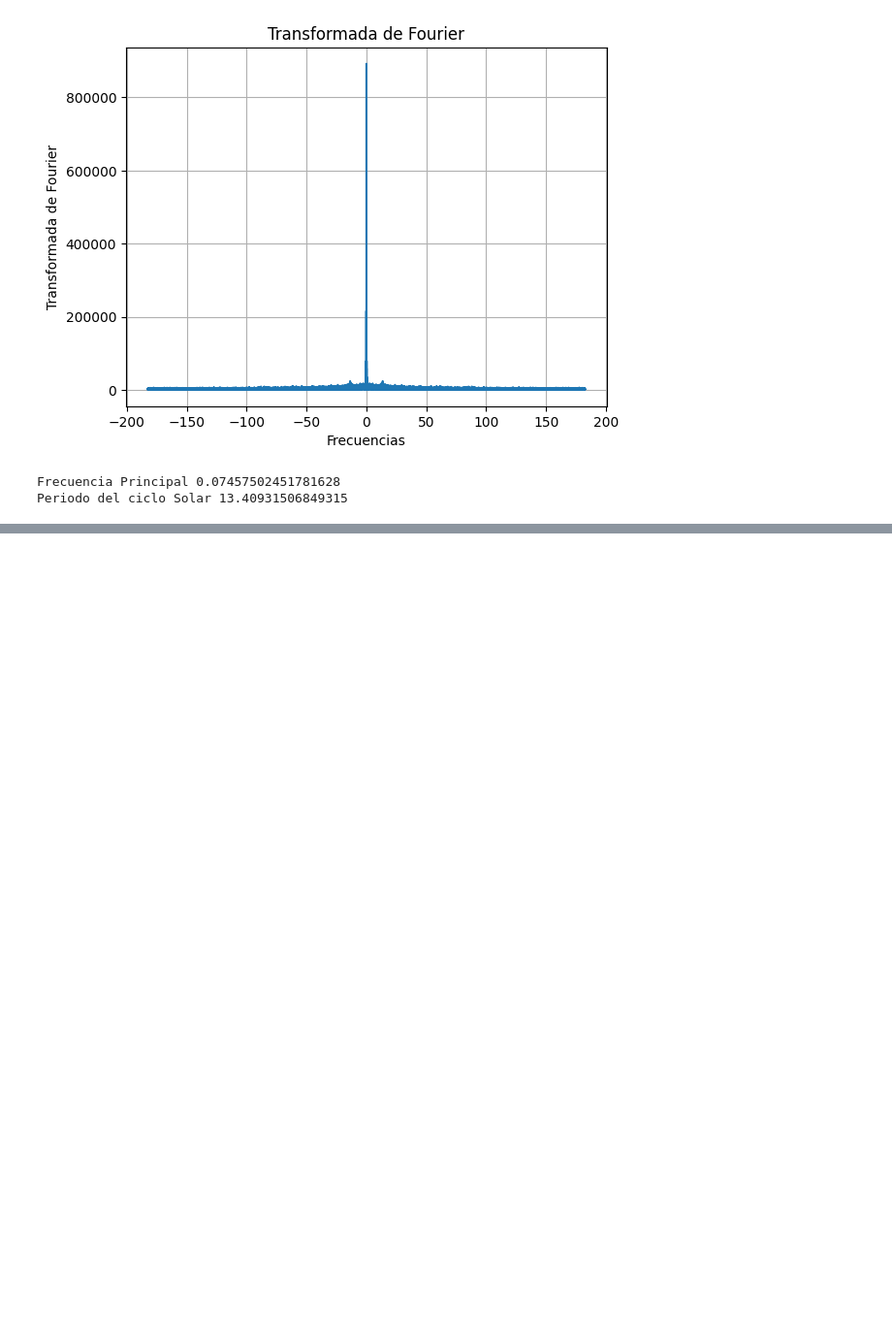
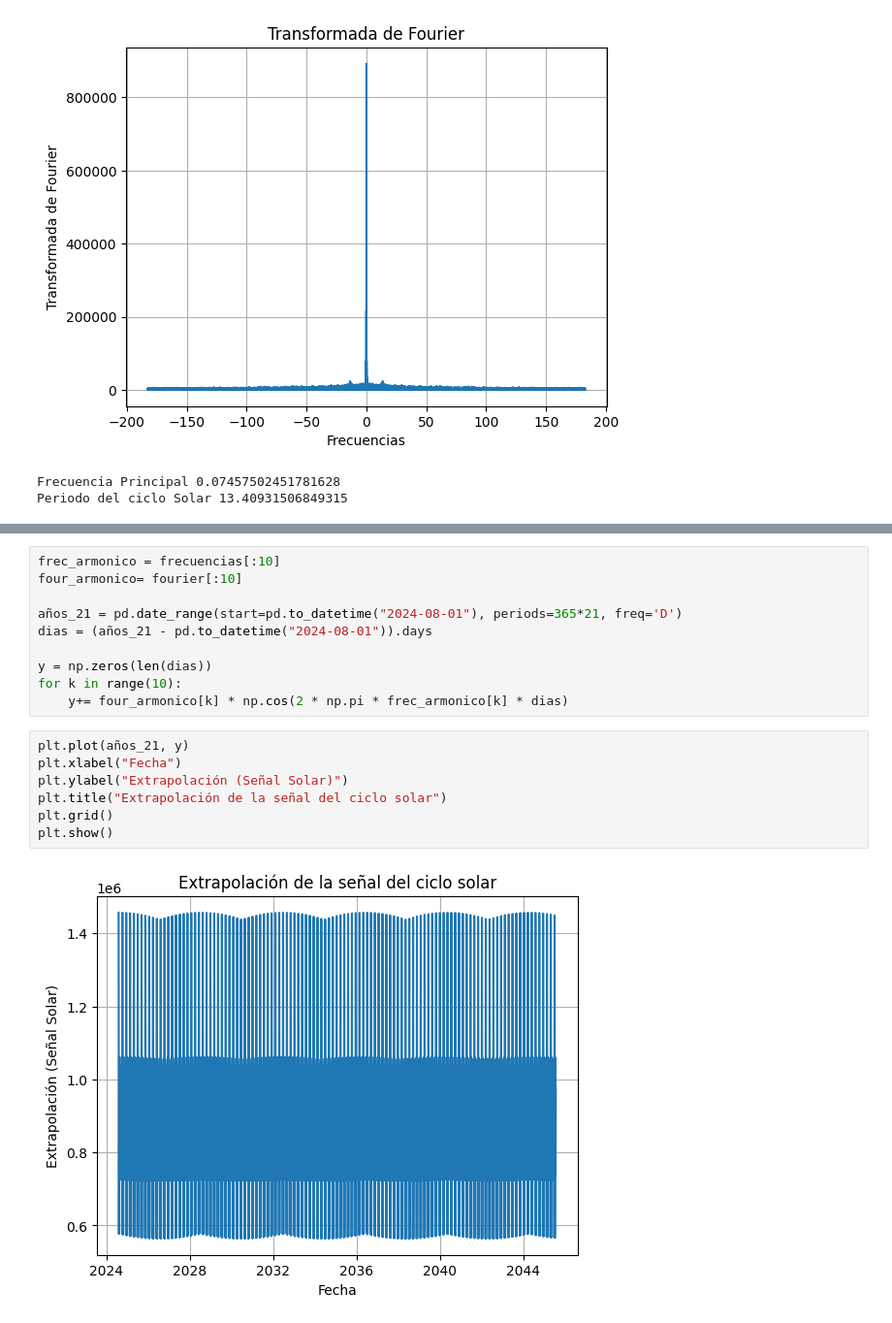
Before and after one commit to Metodos-Computacionales-II/Talleres, a Jupyter notebook: Taller 2/Taller_2.ipynb, the cells around one changed output, grey strips where cells are left out. Shown: that part at 97% size. Cells and saved outputs as stored; diff of their text form; blank space fills up the shorter version.

```diff
--- a/Taller 2/Taller_2.ipynb
+++ b/Taller 2/Taller_2.ipynb
@@ -54,0 +95,19 @@ Periodo del ciclo Solar 13.40931506849315
+# %%
+frec_armonico = frecuencias[:10]
+four_armonico= fourier[:10]
+
+años_21 = pd.date_range(start=pd.to_datetime("2024-08-01"), periods=365*21, freq='D')
+dias = (años_21 - pd.to_datetime("2024-08-01")).days
+
+y = np.zeros(len(dias))
+for k in range(10):
+    y+= four_armonico[k] * np.cos(2 * np.pi * frec_armonico[k] * dias)
+# %%
+plt.plot(años_21, y)
+plt.xlabel("Fecha")
+plt.ylabel("Extrapolación (Señal Solar)")
+plt.title("Extrapolación de la señal del ciclo solar")
+plt.grid()
+plt.show()
+# %% [output]
+[figure, added]
```
Also changed, not shown: parts of 10 cells of this notebook, 3 other files.
